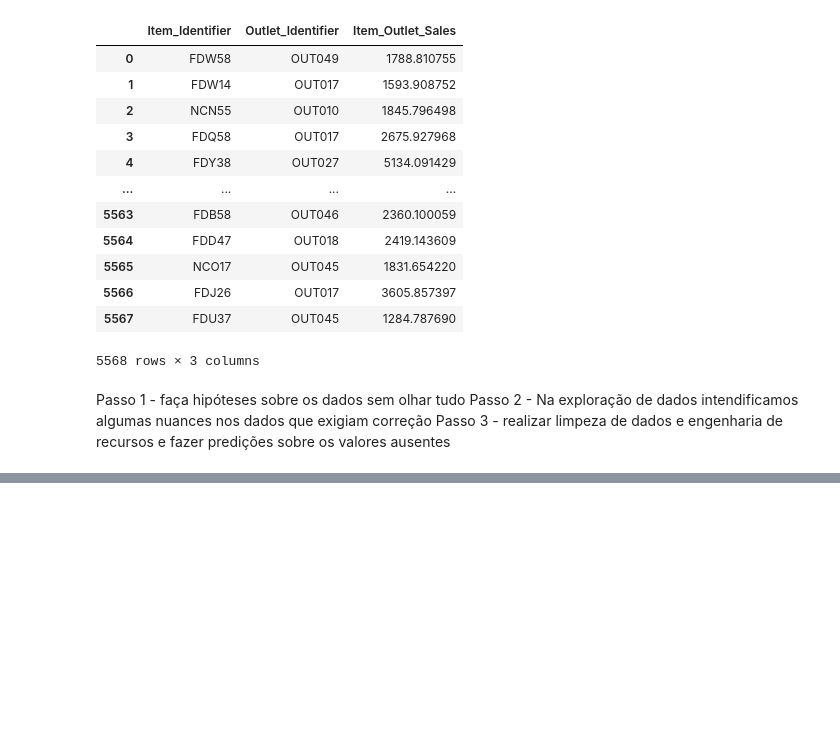
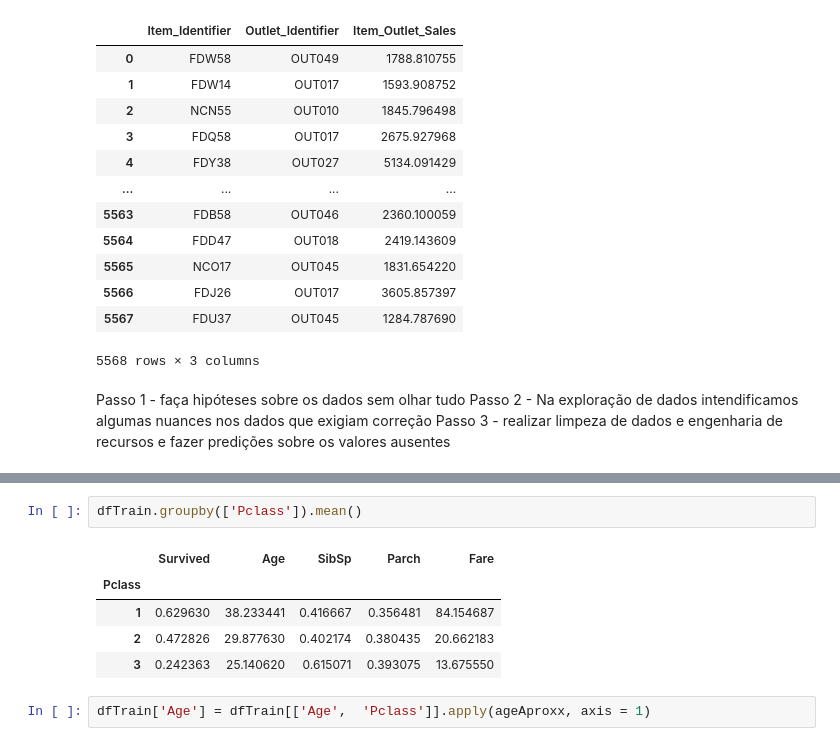
Before and after one commit to ramonfv/Machine-Learning, a Jupyter notebook: Machine_Learning_cap3.ipynb, the cells around one changed output, grey strips where cells are left out. Drawn from its saved outputs; the diff is of its cells as text; blank space fills up the shorter version.

```diff
--- a/Machine_Learning_cap3.ipynb
+++ b/Machine_Learning_cap3.ipynb
@@ -891,0 +1034,10 @@ Passo 3 - realizar limpeza de dados e engenharia de recursos e fazer predições
+# %%
+dfTrain.groupby(['Pclass']).mean()
+# %% [output]
+|  | Survived | Age | SibSp | Parch | Fare |
+| Pclass |  |  |  |  |  |
+| 1 | 0.629630 | 38.233441 | 0.416667 | 0.356481 | 84.154687 |
+| 2 | 0.472826 | 29.877630 | 0.402174 | 0.380435 | 20.662183 |
+| 3 | 0.242363 | 25.140620 | 0.615071 | 0.393075 | 13.675550 |
+# %%
+dfTrain['Age'] = dfTrain[['Age',  'Pclass']].apply(ageAproxx, axis = 1)
```
Also changed, not shown: parts of 35 cells of this notebook.
